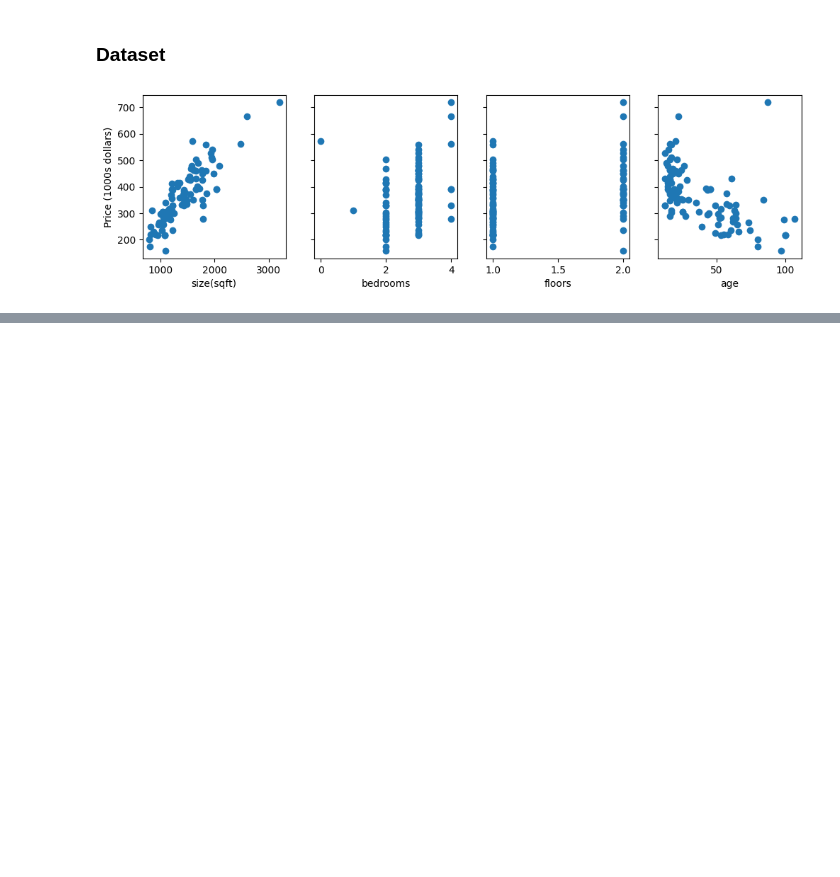
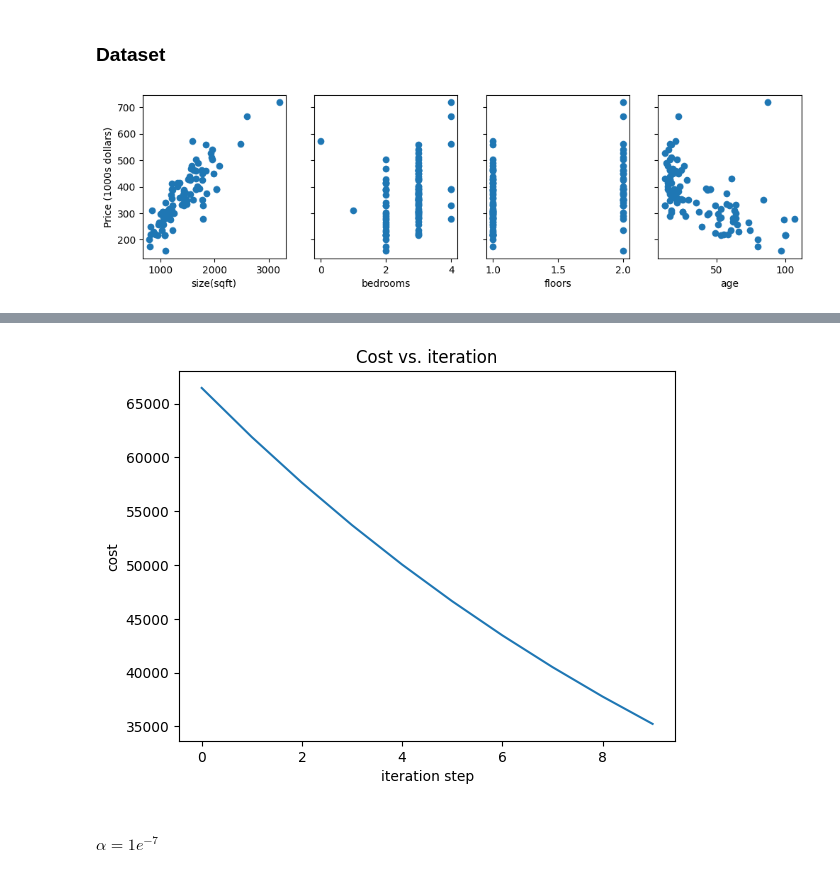
Before and after one commit to hungbui0416/my-ml, a Jupyter notebook: linear-regression/mutiple-features-linear-regression/Feature_Scaling_and_Learning_Rate.ipynb, the cells around one changed output, grey strips where cells are left out. Saved outputs shown, nothing was run; the diff lists cells and outputs as text; code cells hidden in the pictures; blank space fills up the shorter version.

```diff
--- a/linear-regression/mutiple-features-linear-regression/Feature_Scaling_and_Learning_Rate.ipynb
+++ b/linear-regression/mutiple-features-linear-regression/Feature_Scaling_and_Learning_Rate.ipynb
@@ -71,0 +77,5 @@ Text(0, 0.5, 'cost')
+# %%
+alpha = 9e-7
+
+w_out, b_out, J_hist_out = gradient_descent_houses(X_train, y_train, initial_w, initial_b, alpha, iterations)
+print(f"w,b found by gradient descent: w: {w_out}, b: {b_out:0.2f}")
@@ -71,0 +96,12 @@ Text(0, 0.5, 'cost')
+# %%
+plt.plot(J_hist_out)
+
+plt.title('Cost vs. iteration')
+plt.xlabel('iteration step')
+plt.ylabel('cost')
+
+plt.show()
+# %% [output]
+[figure, added]
+# %% [markdown]
+#### $ \alpha = 1e^{-7} $
```
Also changed, not shown: parts of 16 cells of this notebook, 9 other files.
